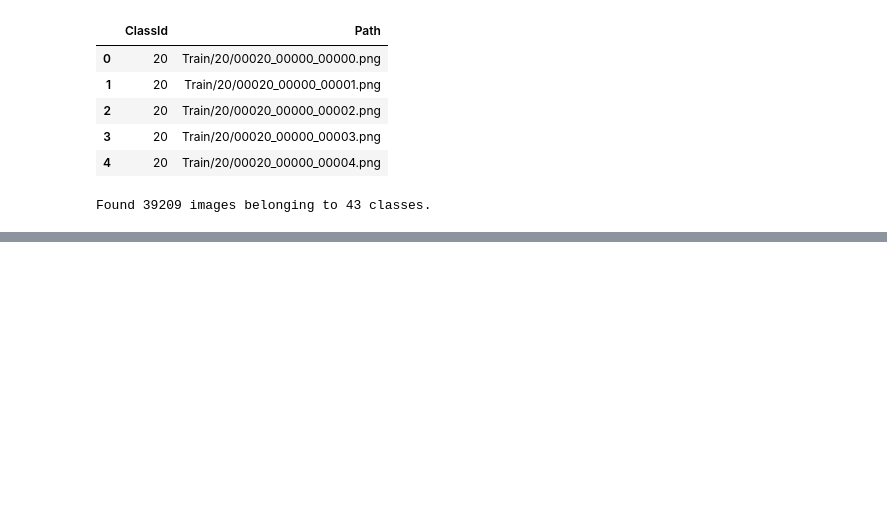
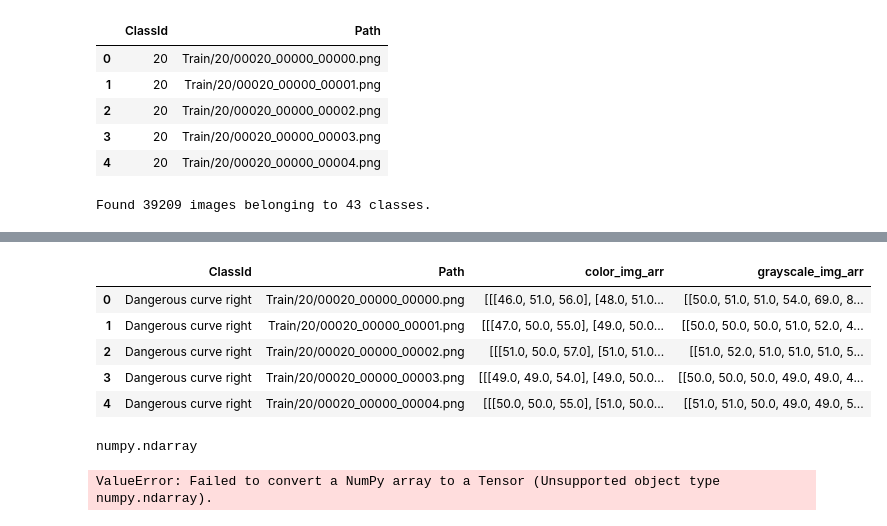
Before and after one commit to kayjay-is-here/Traffic-Signs-Recognition, a Jupyter notebook: project.ipynb, the cells around one changed output, grey strips where cells are left out. Cells and saved outputs as stored; diff of their text form; code cells hidden in the pictures; blank space fills up the shorter version.

```diff
--- a/project.ipynb
+++ b/project.ipynb
@@ -89,0 +201,30 @@ train_data_label.head()
+# %%
+train_class_names.head()
+# %% [output]
+|  | ClassId | Path | color_img_arr | grayscale_img_arr |
+| 0 | Dangerous curve right | Train/20/00020_00000_00000.png | [[[46.0, 51.0, 56.0], [48.0, 51.0... | [[50.0, 51.0, 51.0, 54.0, 69.0, 8... |
+| 1 | Dangerous curve right | Train/20/00020_00000_00001.png | [[[47.0, 50.0, 55.0], [49.0, 50.0... | [[50.0, 50.0, 50.0, 51.0, 52.0, 4... |
+| 2 | Dangerous curve right | Train/20/00020_00000_00002.png | [[[51.0, 50.0, 57.0], [51.0, 51.0... | [[51.0, 52.0, 51.0, 51.0, 51.0, 5... |
+| 3 | Dangerous curve right | Train/20/00020_00000_00003.png | [[[49.0, 49.0, 54.0], [49.0, 50.0... | [[50.0, 50.0, 50.0, 49.0, 49.0, 4... |
+| 4 | Dangerous curve right | Train/20/00020_00000_00004.png | [[[50.0, 50.0, 55.0], [51.0, 50.0... | [[51.0, 51.0, 50.0, 49.0, 49.0, 5... |
+# %%
+type(train_class_names.iloc[0,3])
+# %% [output]
+numpy.ndarray
+# %%
+grayscale_data = {
+    "X_train": train_data_label["grayscale_img_arr"],
+    "y_train": train_data_label["ClassId"],
+    "X_test": test_data_label["grayscale_img_arr"],
+    "y_test": test_data_label["ClassId"]
+}
+
+history = grayscale_model.fit(
+    grayscale_data["X_train"],
+    grayscale_data["y_train"],
+    epochs=5,
+    validation_data=(grayscale_data["X_test"], grayscale_data["y_test"]),
+    callbacks=[early_stop]
+)
+# %% [output]
+ValueError: Failed to convert a NumPy array to a Tensor (Unsupported object type numpy.ndarray).
```
Also changed, not shown: parts of 13 cells of this notebook, 1 other file.
